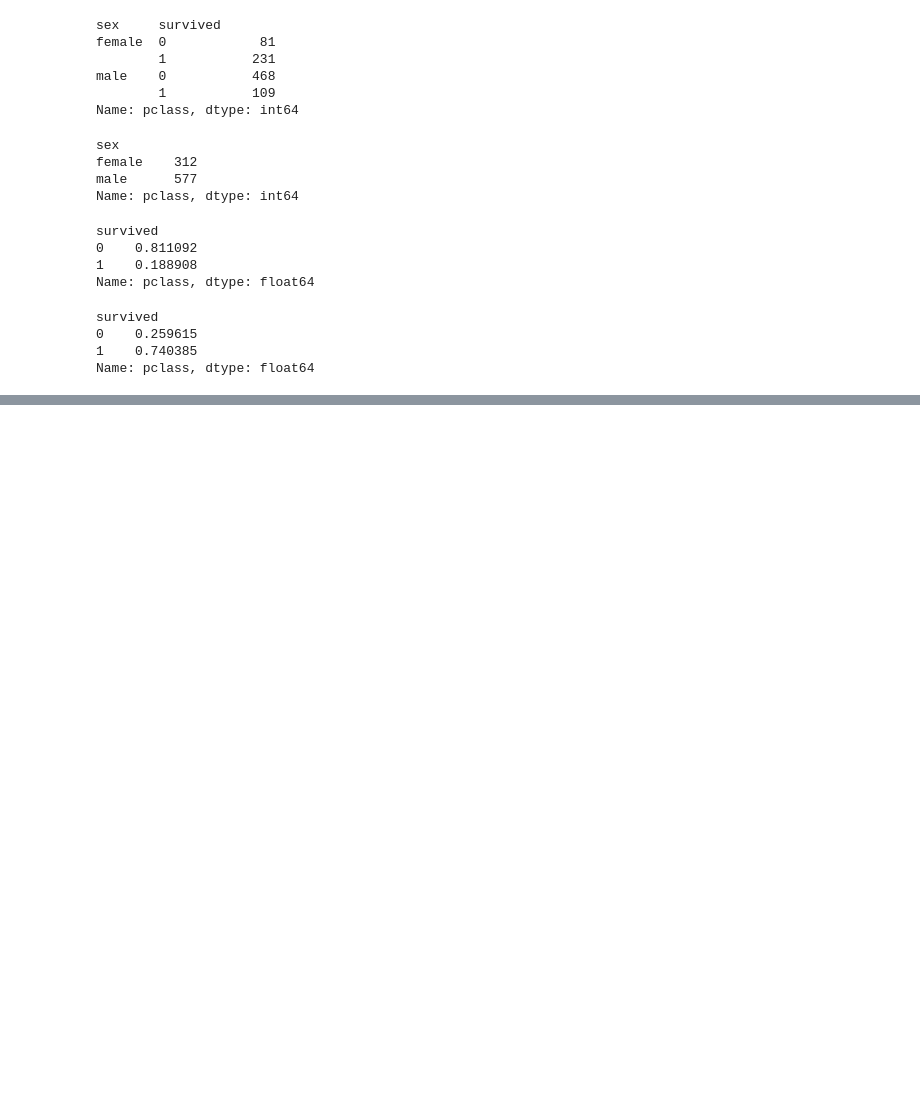
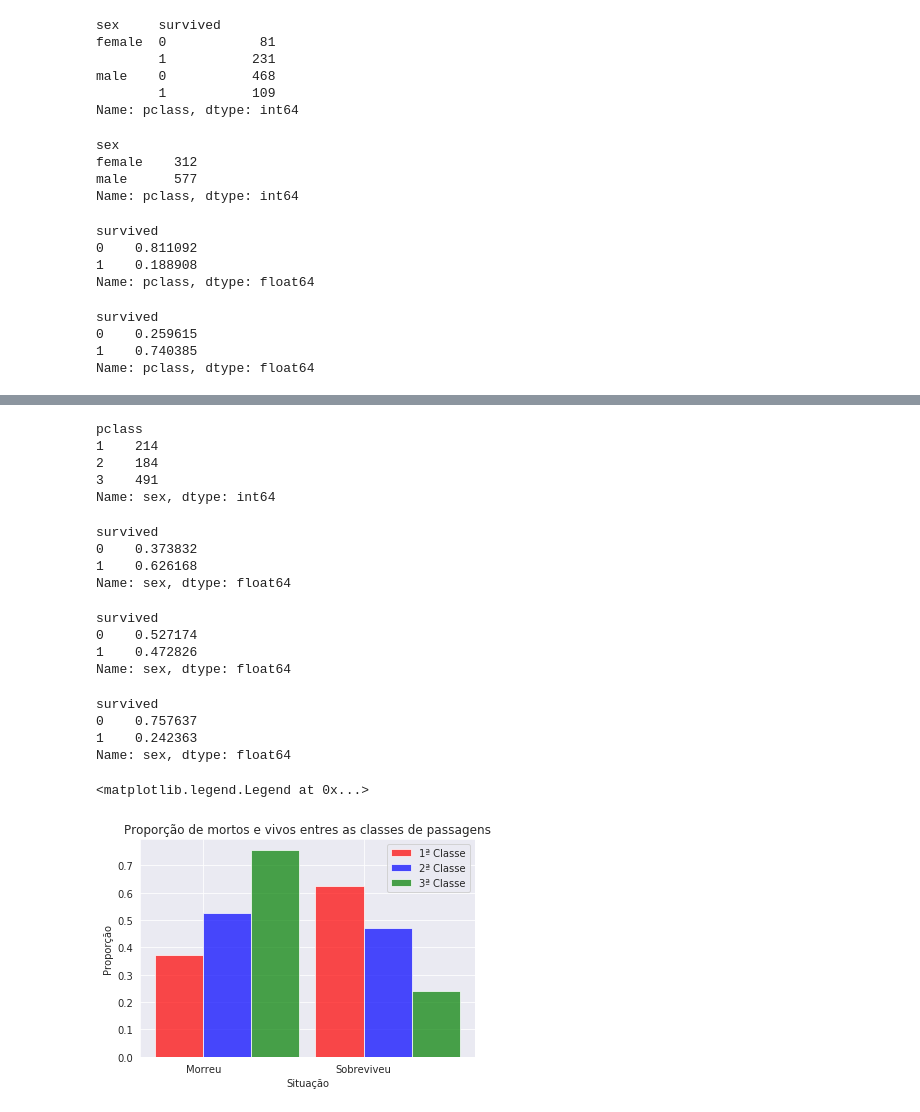
Before and after one commit to cesar1287/project-two-dsf-udacity, a Jupyter notebook: project_two_dsf.ipynb, the cells around one changed output, grey strips where cells are left out. Cells and saved outputs as stored; diff of their text form; code cells hidden in the pictures; blank space fills up the shorter version.

```diff
--- a/project_two_dsf.ipynb
+++ b/project_two_dsf.ipynb
@@ -372,0 +386,58 @@ plt.legend()
+# %%
+class_totals = df_titanic.groupby('pclass').count()['sex']
+class_totals
+# %% [output]
+pclass
+1    214
+2    184
+3    491
+Name: sex, dtype: int64
+# %%
+# obtenha proporções dividindo as contagens das avaliações dos vinhos tintos pelo número total de amostras de vinho tinto
+class_1_proportions = class_counts[1] / class_totals[1]
+class_1_proportions
+# %% [output]
+survived
+0    0.373832
+1    0.626168
+Name: sex, dtype: float64
+# %%
+# obtenha proporções dividindo as contagens das avaliações dos vinhos tintos pelo número total de amostras de vinho tinto
+class_2_proportions = class_counts[2] / class_totals[2]
+class_2_proportions
+# %% [output]
+survived
+0    0.527174
+1    0.472826
+Name: sex, dtype: float64
+# %%
+# obtenha proporções dividindo as contagens das avaliações dos vinhos tintos pelo número total de amostras de vinho tinto
+class_3_proportions = class_counts[3] / class_totals[3]
+class_3_proportions
+# %% [output]
+survived
+0    0.757637
+1    0.242363
+Name: sex, dtype: float64
+# %%
+ind = np.arange(len(class_3_proportions))  # a localização no eixo x dos grupos
+width = 0.30
+# %%
+# trace as barrass
+class_1_bars = plt.bar(ind, class_1_proportions, width, color='r', alpha=.7, label='1ª Classe')
+class_2_bars = plt.bar(ind + width, class_2_proportions, width, color='b', alpha=.7, label='2ª Classe')
+class_3_bars = plt.bar(ind + width + width, class_3_proportions, width, color='g', alpha=.7, label='3ª Classe')
+
+# título e rótulos
+plt.ylabel('Proporção')
+plt.xlabel('Situação')
+plt.title('Proporção de mortos e vivos entres as classes de passagens')
+locations = ind + width / 2  # localização dos marcadores no eixo x
+labels = ['Morreu', 'Sobreviveu']  # rótulos dos marcadores no eixo x
+plt.xticks(locations, labels)
+
+# legenda
+plt.legend()
+# %% [output]
+<matplotlib.legend.Legend at 0x...>
+[figure, added]
```
Also changed, not shown: parts of 2 cells of this notebook.
